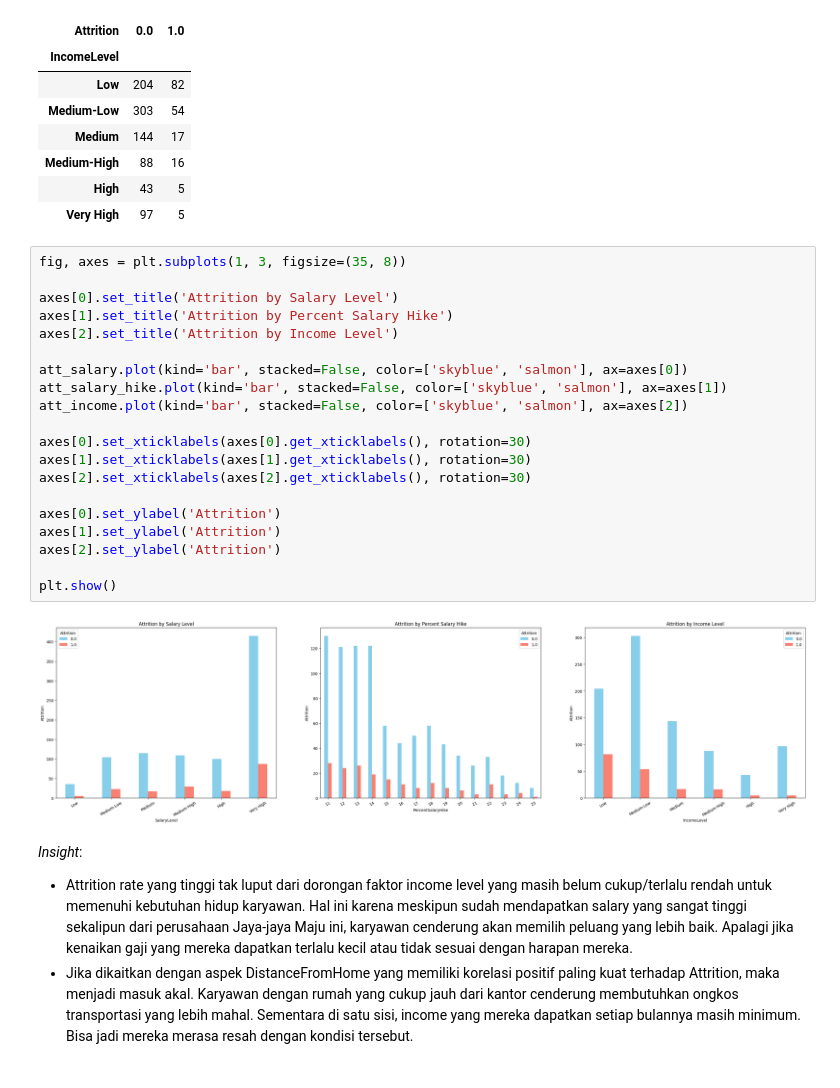
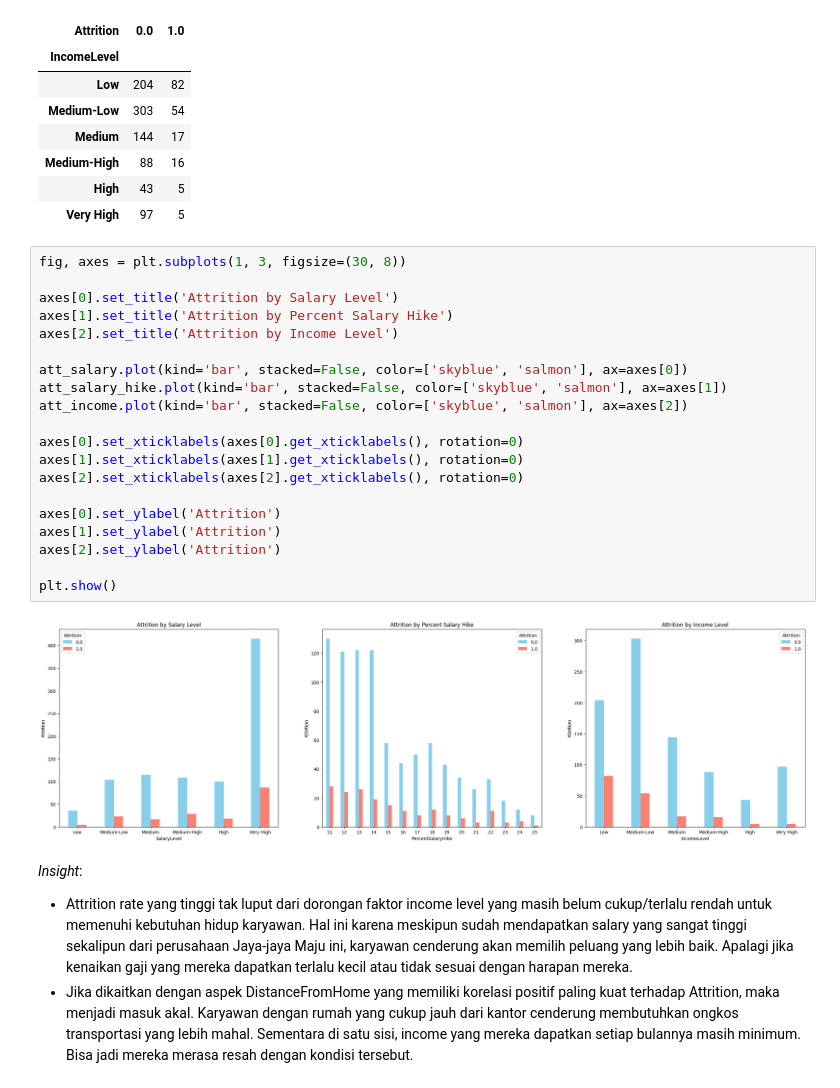
Before and after one commit to Sulbae/HR-Dashboard, a Jupyter notebook: notebook.ipynb, the cells around one changed output. Saved outputs shown, nothing was run; the diff lists cells and outputs as text.

```diff
--- a/notebook.ipynb
+++ b/notebook.ipynb
@@ -459,27 +459,27 @@ att_income
 | High | 43 | 5 |
 | Very High | 97 | 5 |
 # %%
-fig, axes = plt.subplots(1, 3, figsize=(35, 8))
+fig, axes = plt.subplots(1, 3, figsize=(30, 8))
 
 axes[0].set_title('Attrition by Salary Level')
 axes[1].set_title('Attrition by Percent Salary Hike')
 axes[2].set_title('Attrition by Income Level')
 
 att_salary.plot(kind='bar', stacked=False, color=['skyblue', 'salmon'], ax=axes[0])
 att_salary_hike.plot(kind='bar', stacked=False, color=['skyblue', 'salmon'], ax=axes[1])
 att_income.plot(kind='bar', stacked=False, color=['skyblue', 'salmon'], ax=axes[2])
 
-axes[0].set_xticklabels(axes[0].get_xticklabels(), rotation=30)
-axes[1].set_xticklabels(axes[1].get_xticklabels(), rotation=30)
-axes[2].set_xticklabels(axes[2].get_xticklabels(), rotation=30)
+axes[0].set_xticklabels(axes[0].get_xticklabels(), rotation=0)
+axes[1].set_xticklabels(axes[1].get_xticklabels(), rotation=0)
+axes[2].set_xticklabels(axes[2].get_xticklabels(), rotation=0)
 
 axes[0].set_ylabel('Attrition')
 axes[1].set_ylabel('Attrition')
 axes[2].set_ylabel('Attrition')
 
 plt.show()
 # %% [output]
-[figure, old version]
+[figure, new version]
 # %% [markdown]
 _Insight_:
 * Attrition rate yang tinggi tak luput dari dorongan faktor income level yang masih belum cukup/terlalu rendah untuk memenuhi kebutuhan hidup karyawan. Hal ini karena meskipun sudah mendapatkan salary yang sangat tinggi sekalipun dari perusahaan Jaya-jaya Maju ini, karyawan cenderung akan memilih peluang yang lebih baik. Apalagi jika kenaikan gaji yang mereka dapatkan terlalu kecil atau tidak sesuai dengan harapan mereka.
```
Also changed, not shown: parts of 6 cells of this notebook.
